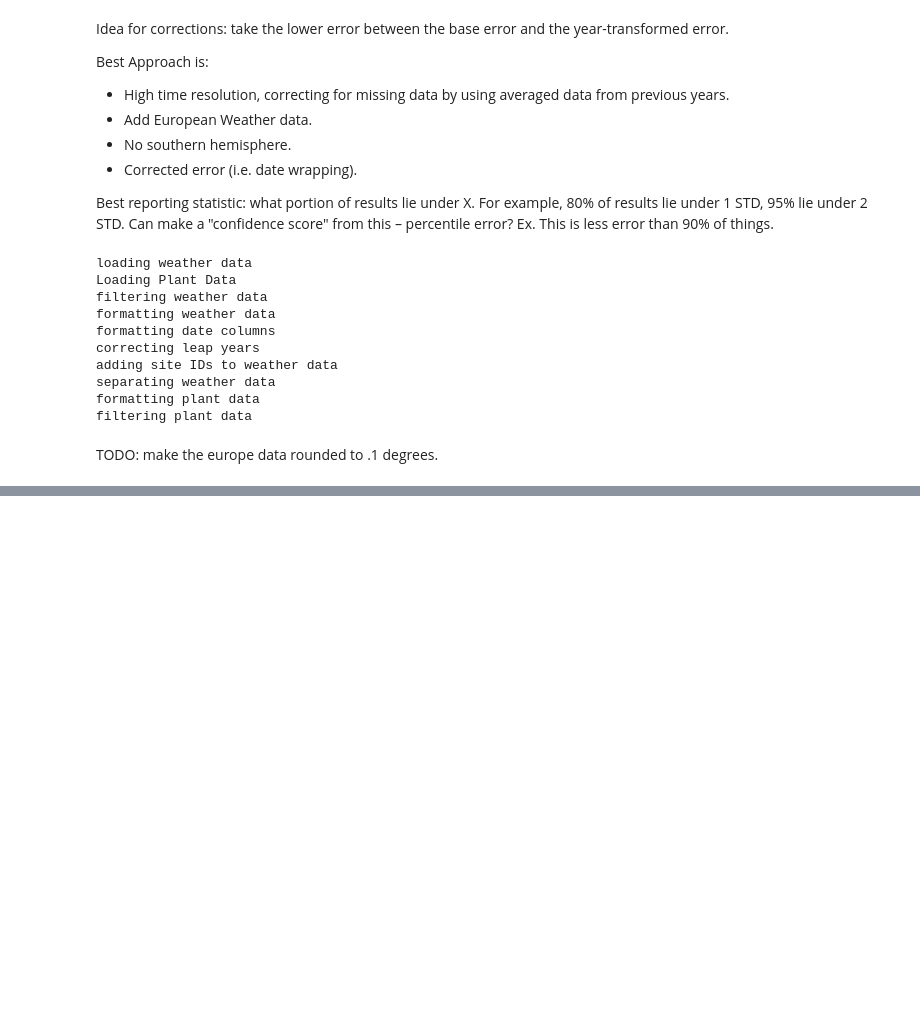
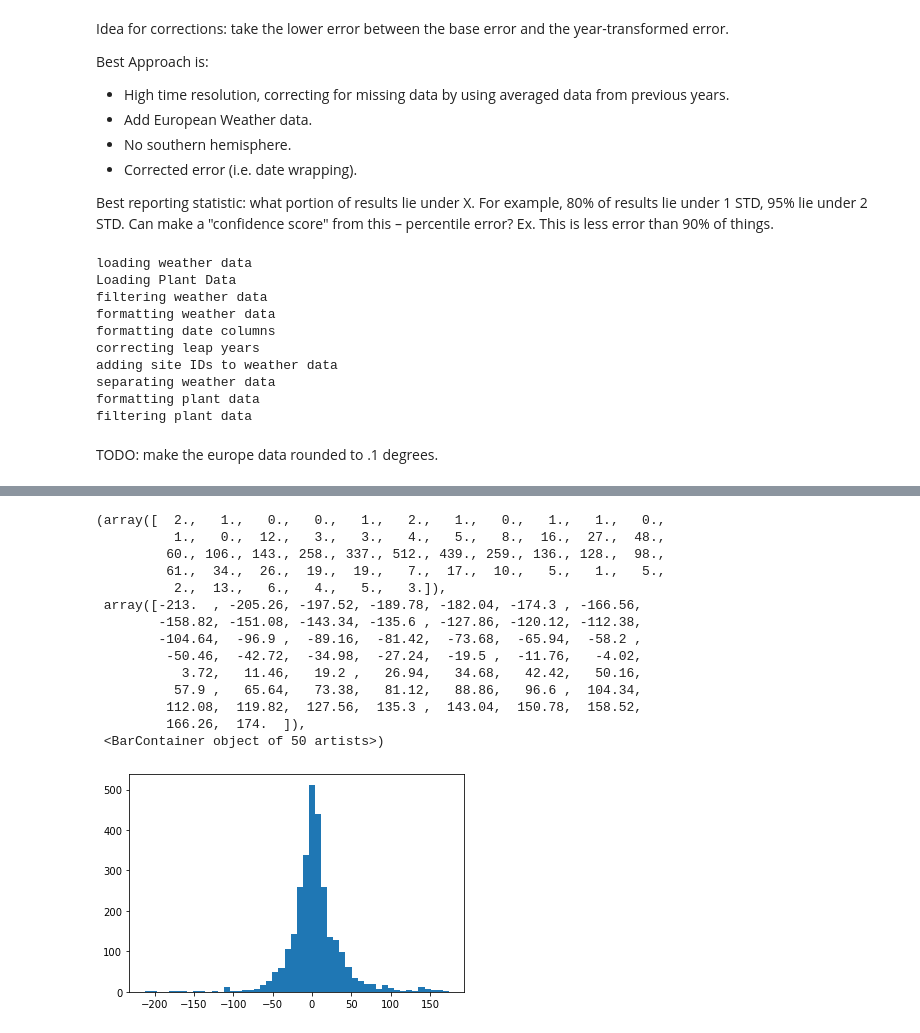
Before and after one commit to falling-fruit/dfg-seasons, a Jupyter notebook: modelling/high_res_models_finalized.ipynb, the cells around one changed output, grey strips where cells are left out. Cells and saved outputs as stored; diff of their text form; code cells hidden in the pictures; blank space fills up the shorter version.

```diff
--- a/modelling/high_res_models_finalized.ipynb
+++ b/modelling/high_res_models_finalized.ipynb
@@ -71,14 +71,14 @@ def train_ripeness_small(observations, predictors, test_observations, test_predi
     print("Ripeness Day: {}".format(np.mean(preds)))
 
     ripeness_data = test_observations
-    ripeness_data['flowering_day'] = preds
+    ripeness_data['ripeness_day'] = preds
 
     ripeness_dict = {
         'model_object': model,
         'MAE': model_mae,
         'RMSE': model_rmse,
         'Median Error': median_error,
-        'prediction_df': ripeness_dict,
+        'prediction_df': ripeness_data,
     }
 
     return ripeness_dict
@@ -427,0 +339,7 @@ print(test_days)
+# %%
+# gets a list of all the prediction dataframes from the species model
+df_list = [i['prediction_df'] for i in species_prediction_dict.values()]
+
+full_prediction_df = pd.concat(df_list)
+
+full_prediction_df['abs_error'] = np.abs(full_prediction_df['doy'] - full_prediction_df['flowering_day'])
@@ -427,0 +405,18 @@ print(test_days)
+# %%
+plt.hist(full_prediction_df['doy'] - full_prediction_df['flowering_day'], bins=50)
+# %% [output]
+(array([  2.,   1.,   0.,   0.,   1.,   2.,   1.,   0.,   1.,   1.,   0.,
+          1.,   0.,  12.,   3.,   3.,   4.,   5.,   8.,  16.,  27.,  48.,
+         60., 106., 143., 258., 337., 512., 439., 259., 136., 128.,  98.,
+         61.,  34.,  26.,  19.,  19.,   7.,  17.,  10.,   5.,   1.,   5.,
+          2.,  13.,   6.,   4.,   5.,   3.]),
+ array([-213.  , -205.26, -197.52, -189.78, -182.04, -174.3 , -166.56,
+        -158.82, -151.08, -143.34, -135.6 , -127.86, -120.12, -112.38,
+        -104.64,  -96.9 ,  -89.16,  -81.42,  -73.68,  -65.94,  -58.2 ,
+         -50.46,  -42.72,  -34.98,  -27.24,  -19.5 ,  -11.76,   -4.02,
+           3.72,   11.46,   19.2 ,   26.94,   34.68,   42.42,   50.16,
+          57.9 ,   65.64,   73.38,   81.12,   88.86,   96.6 ,  104.34,
+         112.08,  119.82,  127.56,  135.3 ,  143.04,  150.78,  158.52,
+         166.26,  174.  ]),
+ <BarContainer object of 50 artists>)
+[figure, added]
```
Also changed, not shown: parts of 20 cells of this notebook.
